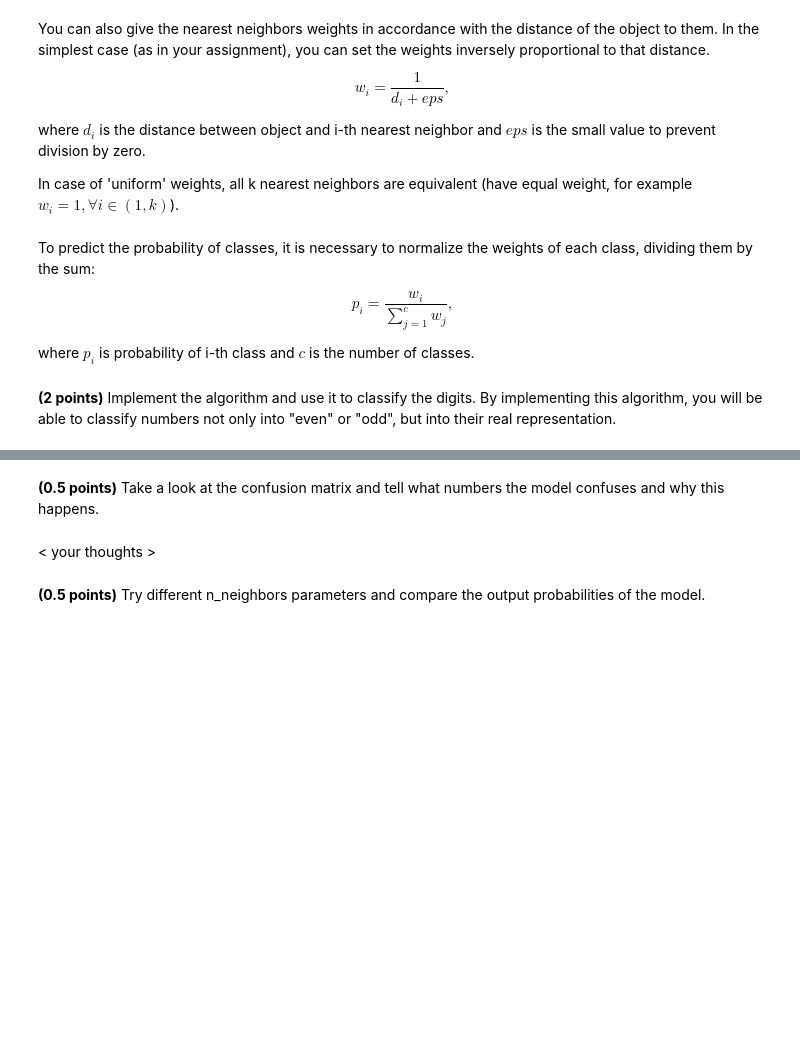
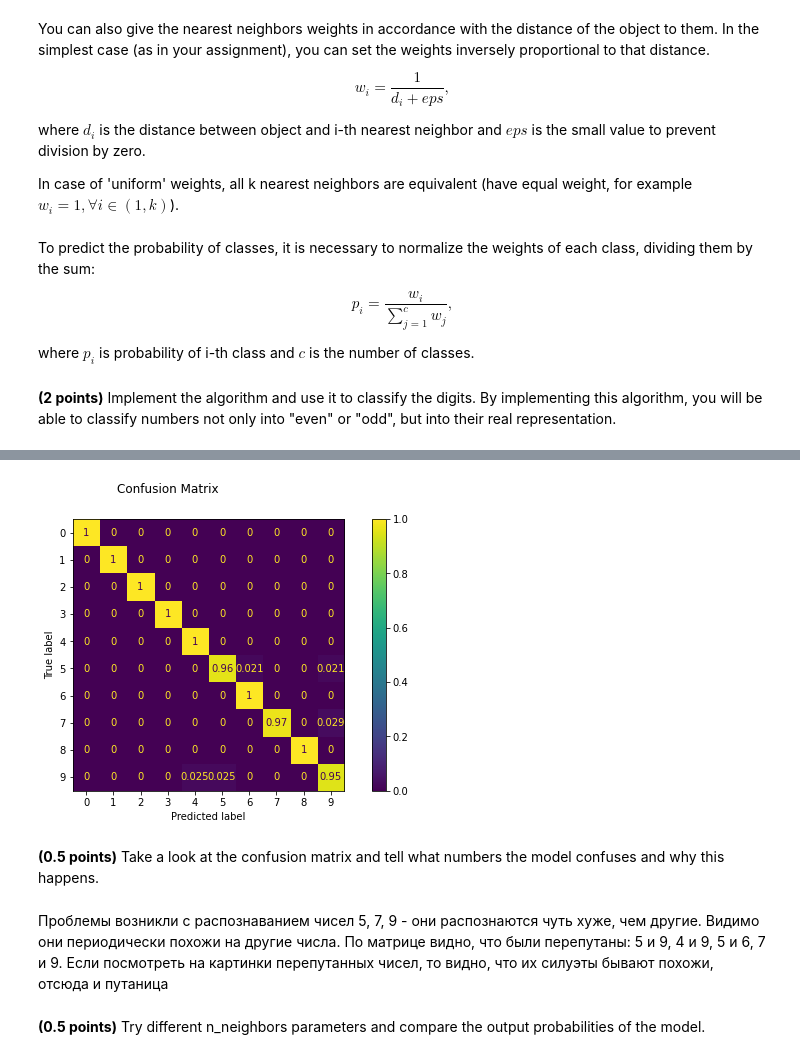
Before and after one commit to zappaz00/5_classification_linear_knn, a Jupyter notebook: hw_classification.ipynb, the cells around one changed output, grey strips where cells are left out. Drawn from its saved outputs; the diff is of its cells as text; code cells hidden in the pictures; blank space fills up the shorter version.

```diff
--- a/hw_classification.ipynb
+++ b/hw_classification.ipynb
@@ -273,0 +274,6 @@ for regular_strength in regular_strengths:
+# %%
+model_strong_reg = CustomLogisticRegression(eta=eta, C=0.001)
+model_weak_reg = CustomLogisticRegression(eta=eta, C=1)
+model_strong_reg.fit(X_train, y_train)
+model_weak_reg.fit(X_train, y_train)
+np.mean(np.abs(model_weak_reg.weights_)) / np.mean(np.abs(model_strong_reg.weights_))
@@ -403,10 +413,17 @@ class CustomKNeighborsClassifier:
 
             weights_of_points = np.ones(P.shape)
             if self.weights == 'distance':
-                weights_of_points = 'your code'
+                weights_of_points = 1.0 / (self.eps + P)
 
-            # <your code>
-            pass
+            proba = np.zeros(shape=(X.shape[0], len(self.classes_)))
+            sorted_P = np.argsort(P, axis=1)
+            nearest_neigh_indxs = sorted_P[:, 0:self.n_neighbors]
+
+            for ctr in range(X.shape[0]):
+                weights_sum = self.get_class_weights(self.y[nearest_neigh_indxs[ctr,:]], weights_of_points[ctr, nearest_neigh_indxs[ctr,:]])
+                proba[ctr, :] = weights_sum.T / np.sum(weights_sum)
+
+            return proba
 
         else:
             raise NotFittedError("CustomKNeighborsClassifier instance is not fitted yet")
@@ -421,8 +438,12 @@ class CustomKNeighborsClassifier:
             y: numpy array of shape (n_samples,)
                 Vector containing predicted class labels.
         """
-        # <your code>
-        pass
+        preds = np.zeros(X.shape[0])
+        max_indxs = np.argmax(self.predict_proba(X), axis=1)
+        for ctr in range(X.shape[0]):
+            preds[ctr] = self.classes_[max_indxs[ctr]]
+
+        return preds
 # %%
 model = CustomKNeighborsClassifier(n_neighbors=5, weights='distance')
 knn = KNeighborsClassifier(n_neighbors=5, weights='distance')
@@ -457,13 +474,16 @@ knn.fit(X_train, list(map(str, y_train)));
 # %%
 assert np.allclose(model.predict_proba(X_test), knn.predict_proba(X_test))
 # %%
+plt.rcParams["figure.figsize"] = (10, 5)
 train_acc, test_acc = fit_evaluate(model, X_train, y_train, X_test, y_test)
+# %% [output]
+[figure, added]
 # %%
 assert train_acc == 1
 assert test_acc > 0.98
 # %% [markdown]
 **(0.5 points)** Take a look at the confusion matrix and tell what numbers the model confuses and why this happens.
-# %% [markdown]
-< your thoughts >
+# %% [markdown]
+Проблемы возникли с распознаванием чисел 5, 7, 9 - они распознаются чуть хуже, чем другие. Видимо они периодически похожи на другие числа. По матрице видно, что были перепутаны: 5 и 9, 4 и 9, 5 и 6, 7 и 9. Если посмотреть на картинки перепутанных чисел, то видно, что их силуэты бывают похожи, отсюда и путаница
 # %% [markdown]
 **(0.5 points)** Try different n_neighbors parameters and compare the output probabilities of the model.
```
Also changed, not shown: parts of 47 cells of this notebook, 1 other file.
